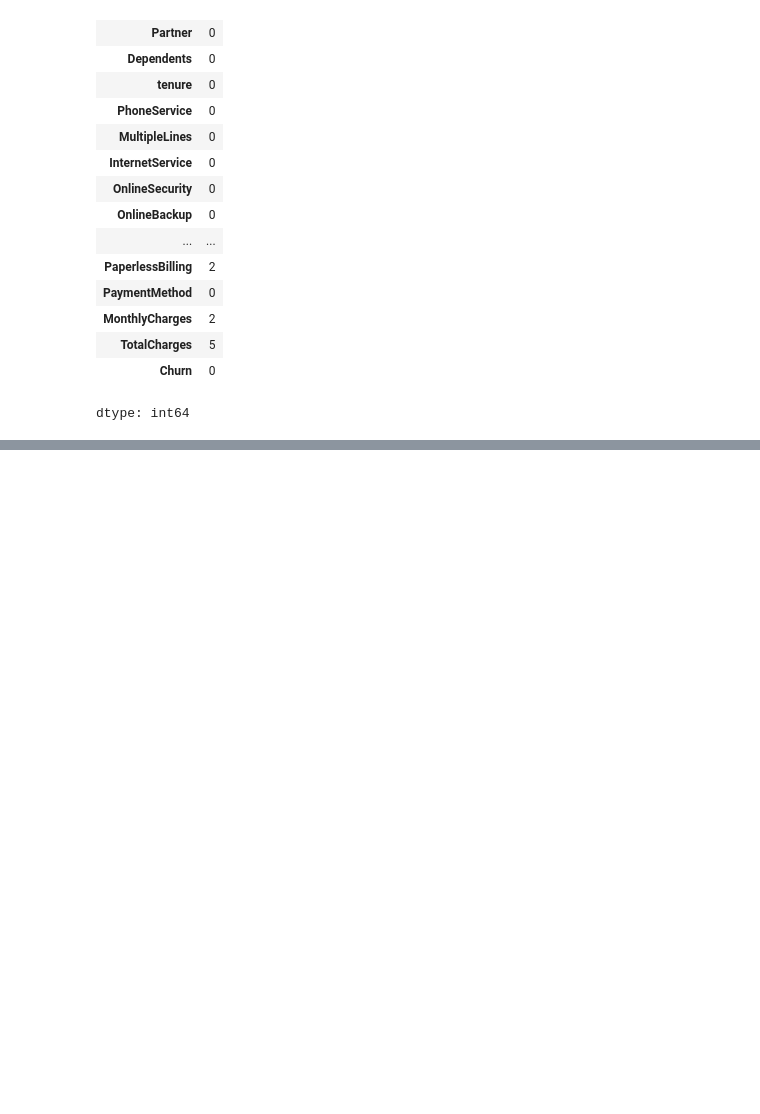
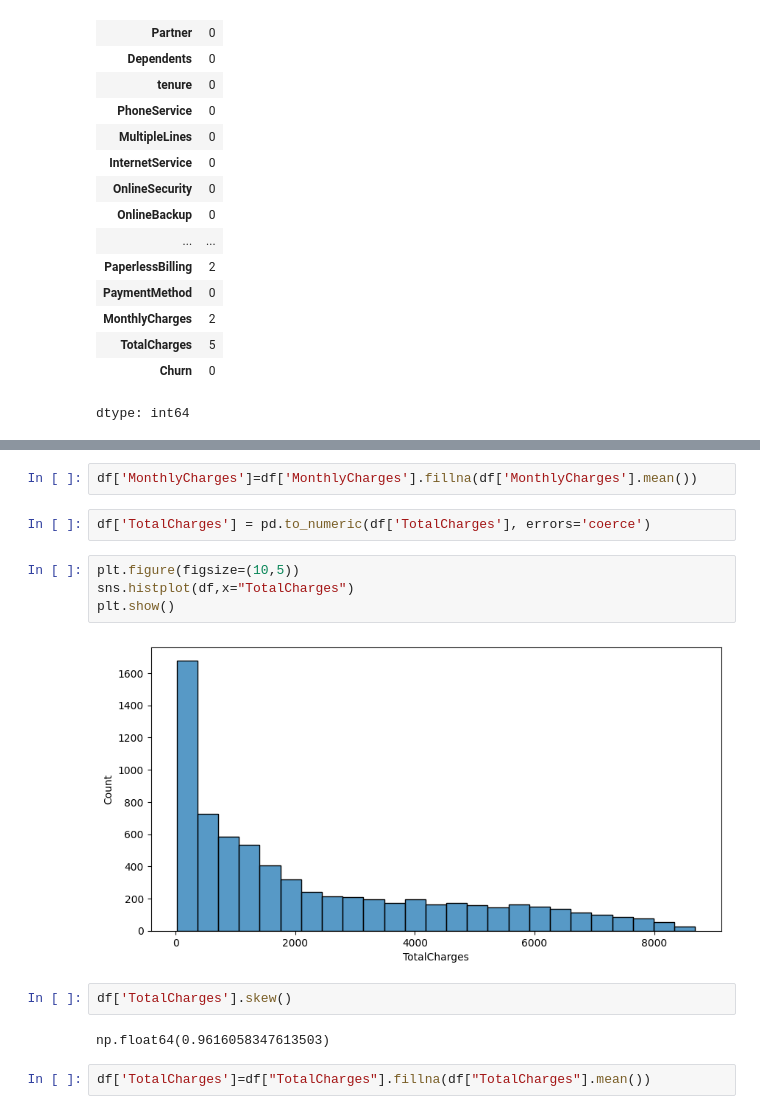
Before and after one commit to Kif30/Customer-Churn-Prediction, a Jupyter notebook: Customer_Churn_Prediction.ipynb, the cells around one changed output, grey strips where cells are left out. Saved outputs shown, nothing was run; the diff lists cells and outputs as text; blank space fills up the shorter version.

```diff
--- a/Customer_Churn_Prediction.ipynb
+++ b/Customer_Churn_Prediction.ipynb
@@ -141,0 +155,16 @@ df['gender']=
+# %%
+df['MonthlyCharges']=df['MonthlyCharges'].fillna(df['MonthlyCharges'].mean())
+# %%
+df['TotalCharges'] = pd.to_numeric(df['TotalCharges'], errors='coerce')
+# %%
+plt.figure(figsize=(10,5))
+sns.histplot(df,x="TotalCharges")
+plt.show()
+# %% [output]
+[figure, added]
+# %%
+df['TotalCharges'].skew()
+# %% [output]
+np.float64(0.9616058347613503)
+# %%
+df['TotalCharges']=df["TotalCharges"].fillna(df["TotalCharges"].mean())
```
Also changed, not shown: parts of 12 cells of this notebook.
